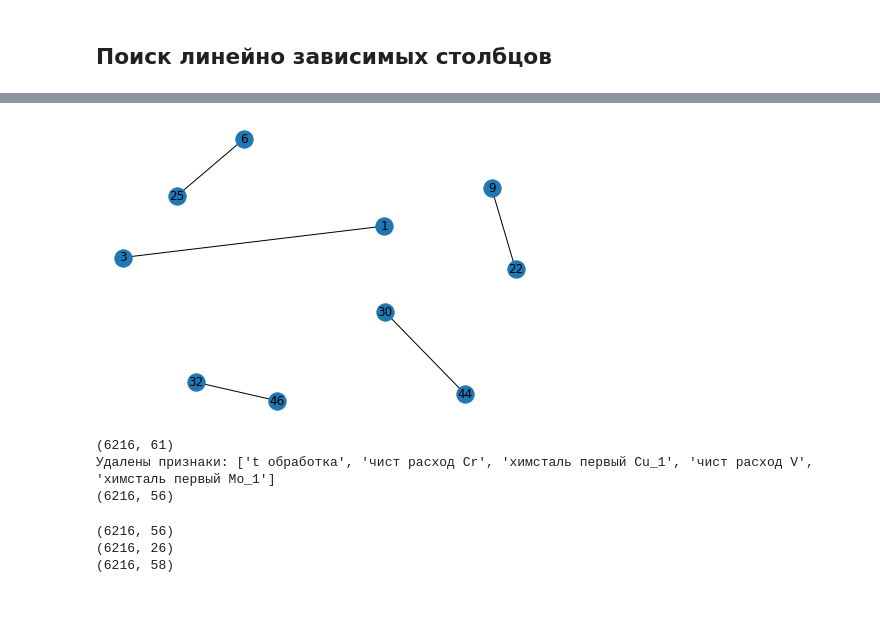
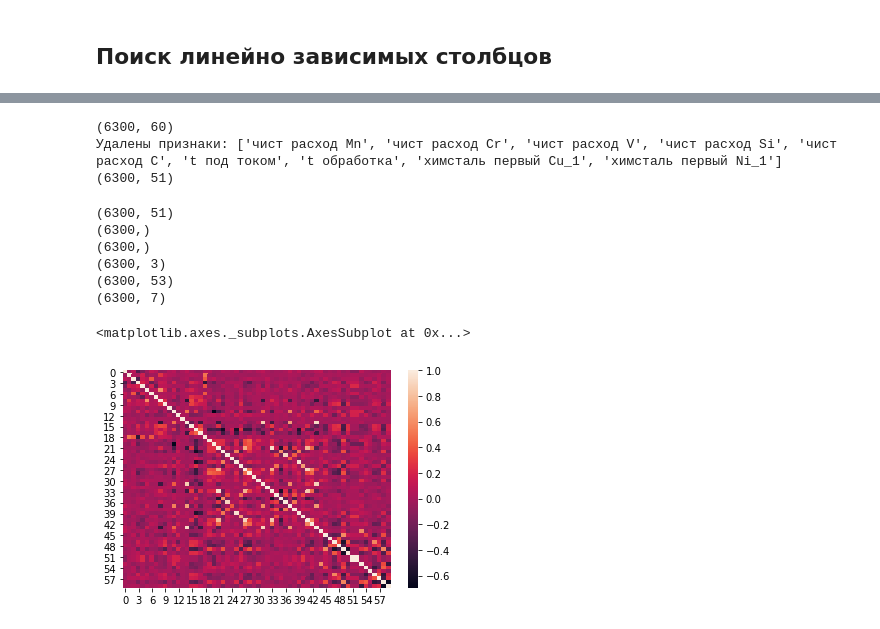
Before and after one commit to comptech-winter-school/steel-alloying, a Jupyter notebook: Zavarzin/data_processing.ipynb, the cells around one changed output, grey strips where cells are left out. Drawn from its saved outputs; the diff is of its cells as text; code cells hidden in the pictures.

```diff
--- a/Zavarzin/data_processing.ipynb
+++ b/Zavarzin/data_processing.ipynb
@@ -253,30 +298,53 @@ for i in range(12):
 # %%
-# Уберем столбцы из топ-5 отношений
-# По графу можно увидеть, что в графе нет цепочек "линейности", что упрощает задачу удаления столбцов
-G = nx.Graph()
-G.add_weighted_edges_from(linearity_graph_edges[:5])
-nx.draw(G, with_labels=True)
+# # Уберем столбцы из топ-5 отношений
+# # По графу можно увидеть, что в графе нет цепочек "линейности", что упрощает задачу удаления столбцов
+# G = nx.Graph()
+# G.add_weighted_edges_from(linearity_graph_edges[-20:])
+# nx.draw(G, with_labels=True)
-# %% [output]
-[figure, removed]
 # %%
 # Удалим один из столбцов из линейных пар
 print(X.shape)
-dropped_columns = [x_cols[edge[0]] for edge in linearity_graph_edges[:5]]
+# dropped_columns = [x_cols[edge[0]] for edge in linearity_graph_edges[-7:]]
+# Глядя на графики попарных зависимостей, можно выбрать колонки для удаления
+dropped_columns = ['чист расход Mn',
+                      'чист расход Cr',
+                      'чист расход V',
+                      'чист расход Si',
+                      'чист расход C',
+                      't под током',
+                      't обработка',
+                      'химсталь первый Cu_1',
+                      'химсталь первый Ni_1'
+                      ]
 X = X.drop(columns=dropped_columns)
 print('Удалены признаки:', dropped_columns)
 print(X.shape)
 # %% [output]
-(6216, 61)
-Удалены признаки: ['t обработка', 'чист расход Cr', 'химсталь первый Cu_1', 'чист расход V', 'химсталь первый Mo_1']
-(6216, 56)
+(6300, 60)
+Удалены признаки: ['чист расход Mn', 'чист расход Cr', 'чист расход V', 'чист расход Si', 'чист расход C', 't под током', 't обработка', 'химсталь первый Cu_1', 'химсталь первый Ni_1']
+(6300, 51)
 # %%
 # Категориальные признаки
 cat_X = pd.get_dummies(cat_X) # Кодирование категориальных данных
+# all_X = pd.concat([X, cat_X, al2o3_is_na_col, sio2_is_na_col], axis=1)
 all_X = pd.concat([X, al2o3_is_na_col, sio2_is_na_col], axis=1)
-print(X.shape)
-print(cat_X.shape)
-print(all_X.shape)
-# %% [output]
-(6216, 56)
-(6216, 26)
-(6216, 58)
+# %%
+print(X.shape)
+print(al2o3_is_na_col.shape)
+print(sio2_is_na_col.shape)
+print(cat_X.shape)
+print(all_X.shape)
+print(y.shape)
+# %% [output]
+(6300, 51)
+(6300,)
+(6300,)
+(6300, 3)
+(6300, 53)
+(6300, 7)
+# %%
+cov = np.corrcoef(np.hstack([all_X, y]).transpose())
+heatmap(cov)
+# %% [output]
+<matplotlib.axes._subplots.AxesSubplot at 0x...>
+[figure, added]
```
Also changed, not shown: parts of 17 cells of this notebook, 1 other file.
